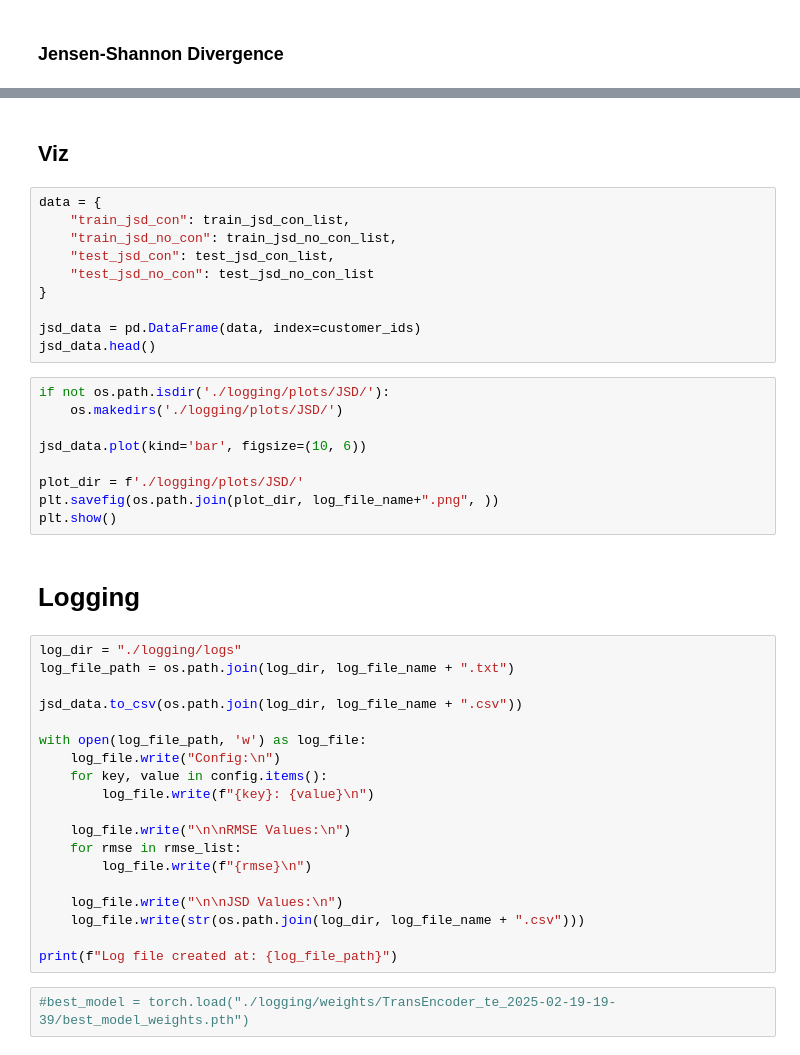
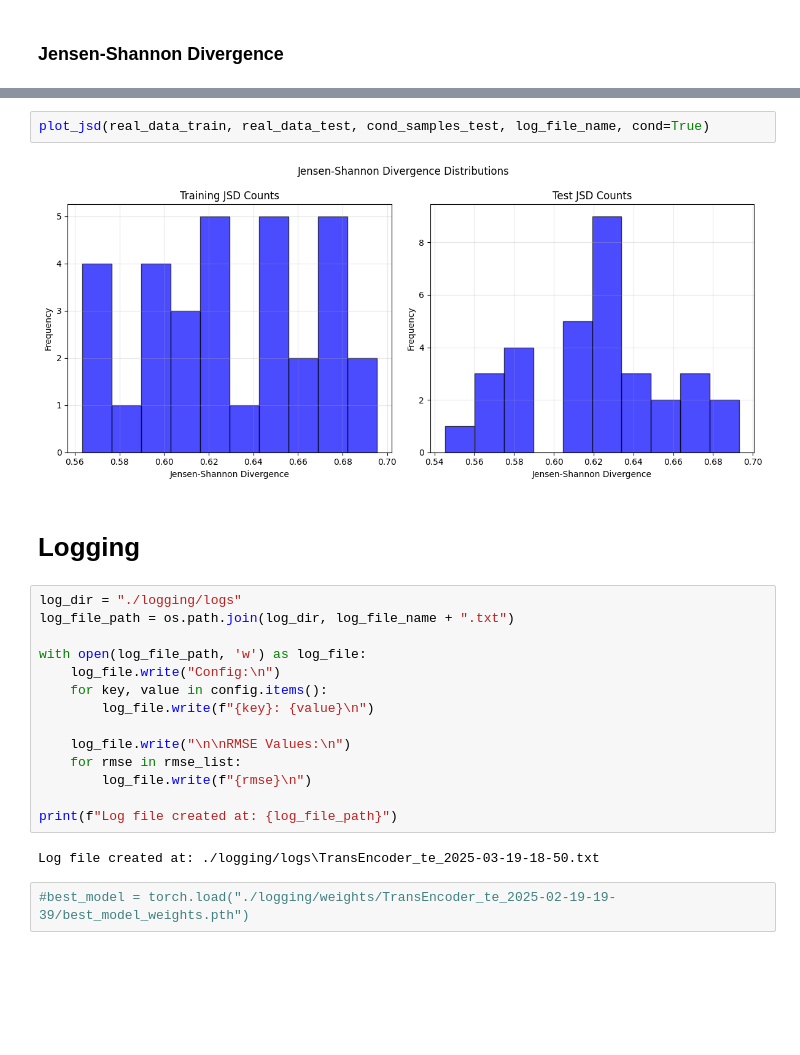
Before and after one commit to 4rn3/Thesis, a Jupyter notebook: src/main.ipynb, the cells around one changed output, grey strips where cells are left out. Saved outputs shown, nothing was run; the diff lists cells and outputs as text; blank space fills up the shorter version.

```diff
--- a/src/main.ipynb
+++ b/src/main.ipynb
@@ -261,31 +282,12 @@ for idx, feature in enumerate(customer_ids):
-# %% [markdown]
-## Viz
-# %%
-data = {
-    "train_jsd_con": train_jsd_con_list,
-    "train_jsd_no_con": train_jsd_no_con_list,
-    "test_jsd_con": test_jsd_con_list,
-    "test_jsd_no_con": test_jsd_no_con_list
-}
-
-jsd_data = pd.DataFrame(data, index=customer_ids)
-jsd_data.head()
-# %%
-if not os.path.isdir('./logging/plots/JSD/'):
-    os.makedirs('./logging/plots/JSD/')
-
-jsd_data.plot(kind='bar', figsize=(10, 6))
-
-plot_dir = f'./logging/plots/JSD/'
-plt.savefig(os.path.join(plot_dir, log_file_name+".png", ))
-plt.show()
+# %%
+plot_jsd(real_data_train, real_data_test, cond_samples_test, log_file_name, cond=True)
+# %% [output]
+[figure, added]
 # %% [markdown]
 # Logging
 # %%
 log_dir = "./logging/logs"
 log_file_path = os.path.join(log_dir, log_file_name + ".txt")
-
-jsd_data.to_csv(os.path.join(log_dir, log_file_name + ".csv"))
 
 with open(log_file_path, 'w') as log_file:
     log_file.write("Config:\n")
@@ -296,9 +298,8 @@ with open(log_file_path, 'w') as log_file:
     for rmse in rmse_list:
         log_file.write(f"{rmse}\n")
 
-    log_file.write("\n\nJSD Values:\n")
-    log_file.write(str(os.path.join(log_dir, log_file_name + ".csv")))
-
 print(f"Log file created at: {log_file_path}")
+# %% [output]
+Log file created at: ./logging/logs\TransEncoder_te_2025-03-19-18-50.txt
 # %%
 #best_model = torch.load("./logging/weights/TransEncoder_te_2025-02-19-19-39/best_model_weights.pth")
```
Also changed, not shown: parts of 22 cells of this notebook, 1 other file.
